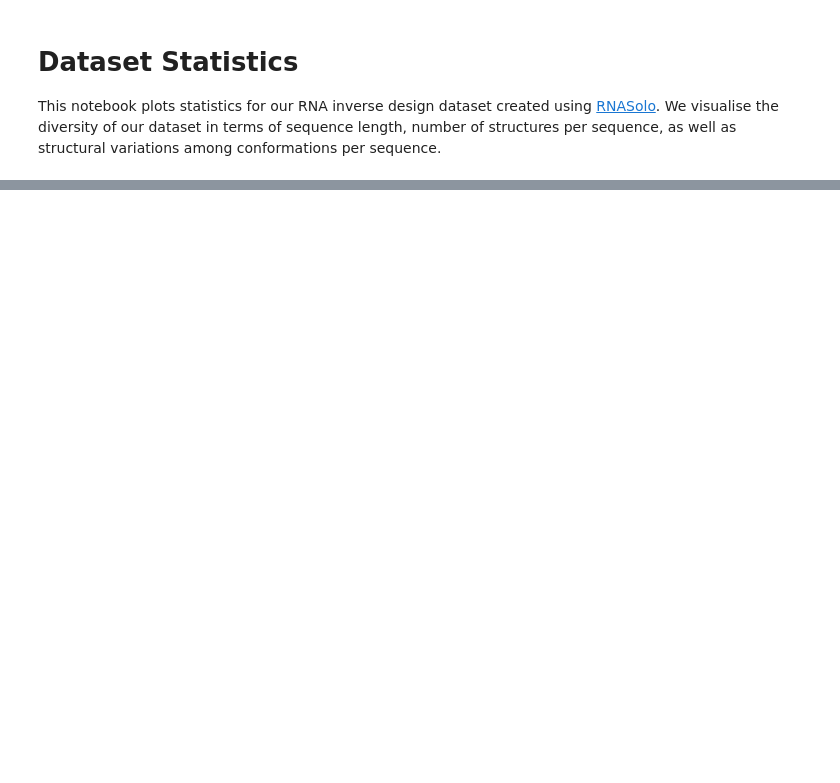
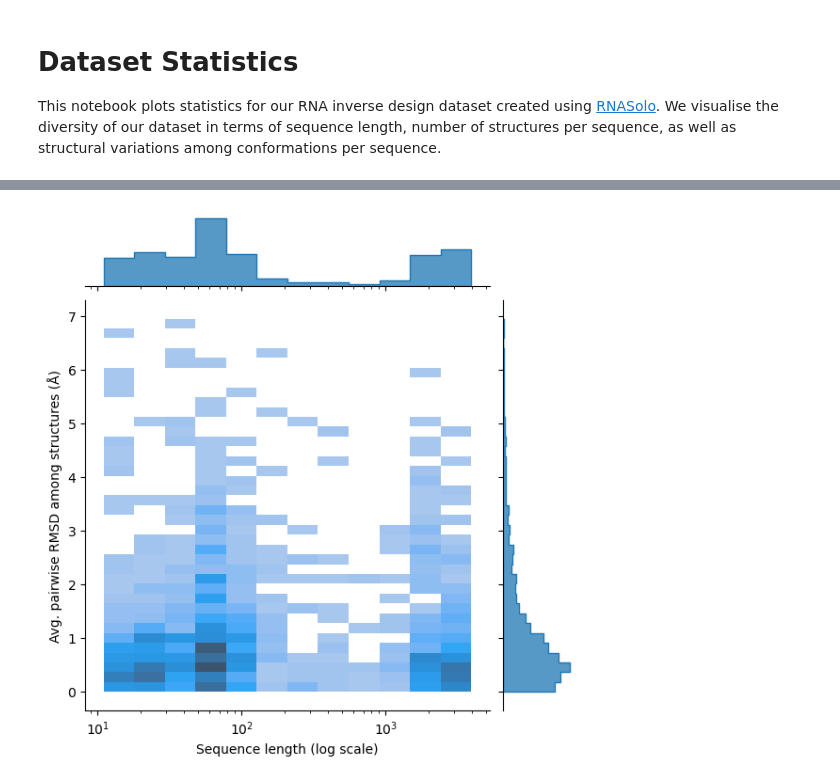
Before and after one commit to chaitjo/geometric-rna-design, a Jupyter notebook: notebooks/data_stats.ipynb, the cells around one changed output, grey strips where cells are left out. Cells and saved outputs as stored; diff of their text form; code cells hidden in the pictures; blank space fills up the shorter version.

```diff
--- a/notebooks/data_stats.ipynb
+++ b/notebooks/data_stats.ipynb
@@ -369,19 +283,27 @@ plt.show()
 # %%
-import pandas as pd
-import seaborn as sns
+# df = pd.DataFrame({'Sequence length': seq_len, 'Average RMSD': rmsd_per_seq})
+# create a bivariate distribution plot using seaborn
+ax = sns.jointplot(
+    data=df.loc[(df["mean_rmsd"] > 0.0) & (df["mean_rmsd"] < 7.5)],
+    x='length',
+    y='mean_rmsd',
+    kind='hist',
+    log_scale=(True, False),
+    marginal_kws=dict(element='step', fill=True)
+)
 
-df = pd.DataFrame({'Sequence length': seq_len, 'Average RMSD': rmsd_per_seq})
-# create a bivariate distribution plot using seaborn
-sns.jointplot(x='Sequence length', y='Average RMSD', data=df, kind='hist', log_scale=(True, False), marginal_kws=dict(element='step', fill=True))
+# ax.set_ylim([0,5])
 
 # Add labels and title
 plt.xlabel('Sequence length (log scale)')
 plt.ylabel('Avg. pairwise RMSD among structures (Å)')
 # plt.title(
 #     "Bivariate Distribution Plot for sequence length vs. avg. pairwise RMSD"
 #     # r"$\bf{" + "Histogram \ of \ avg. \ pairwise \ RMSD \ per \ sequence" + "}$" + f"\nDistribution: {np.mean(rmsd_per_seq):.2f} ± {np.std(rmsd_per_seq):.2f}, Max: {np.max(rmsd_per_seq):.2f}, Min: {np.min(rmsd_per_seq):.2f}"
 # )
 
 # Display the plot
 # plt.savefig('bivariate_seq_vs_rmsd.pdf', dpi=300)
 plt.show()
+# %% [output]
+[figure, added]
```
Also changed, not shown: parts of 26 cells of this notebook, 5 other files.
